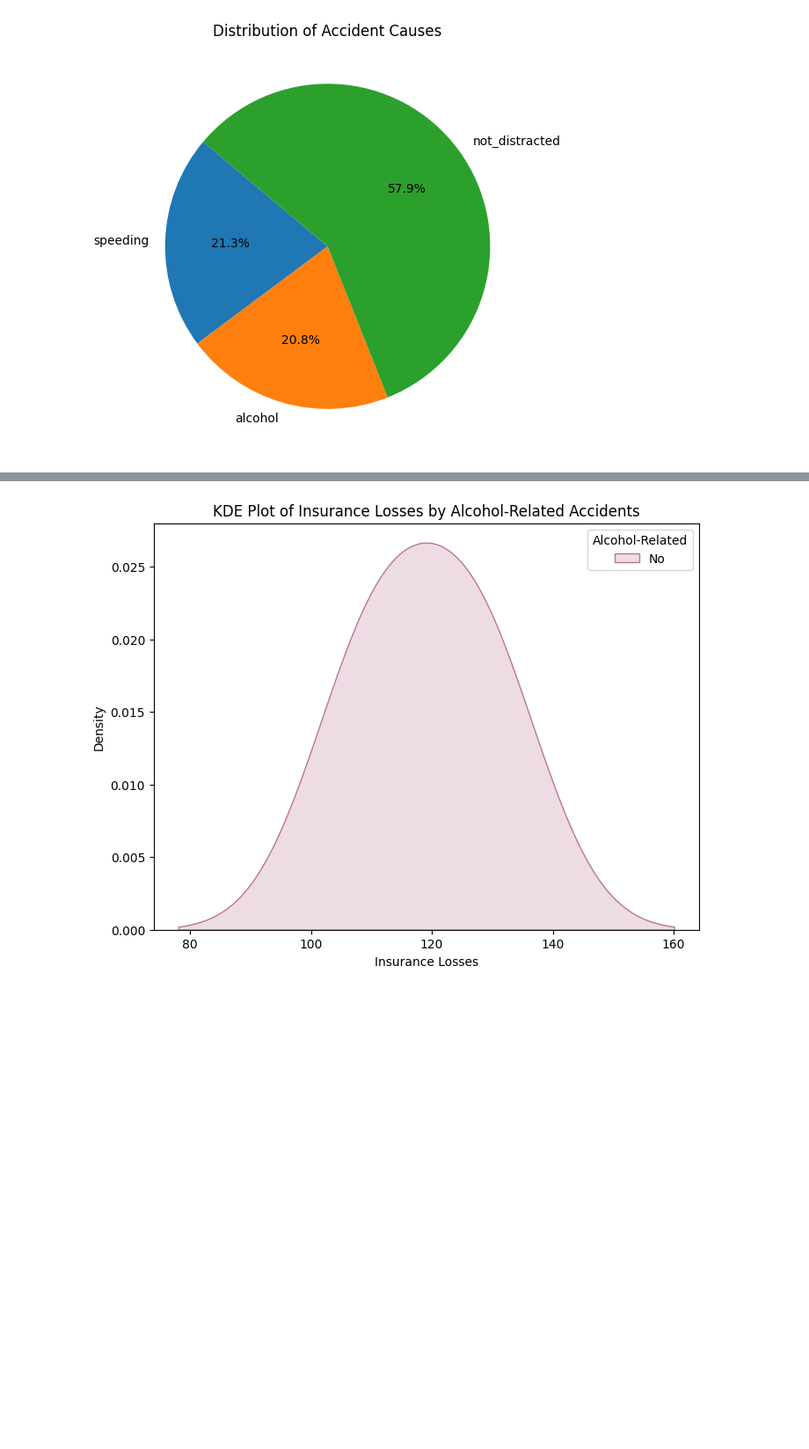
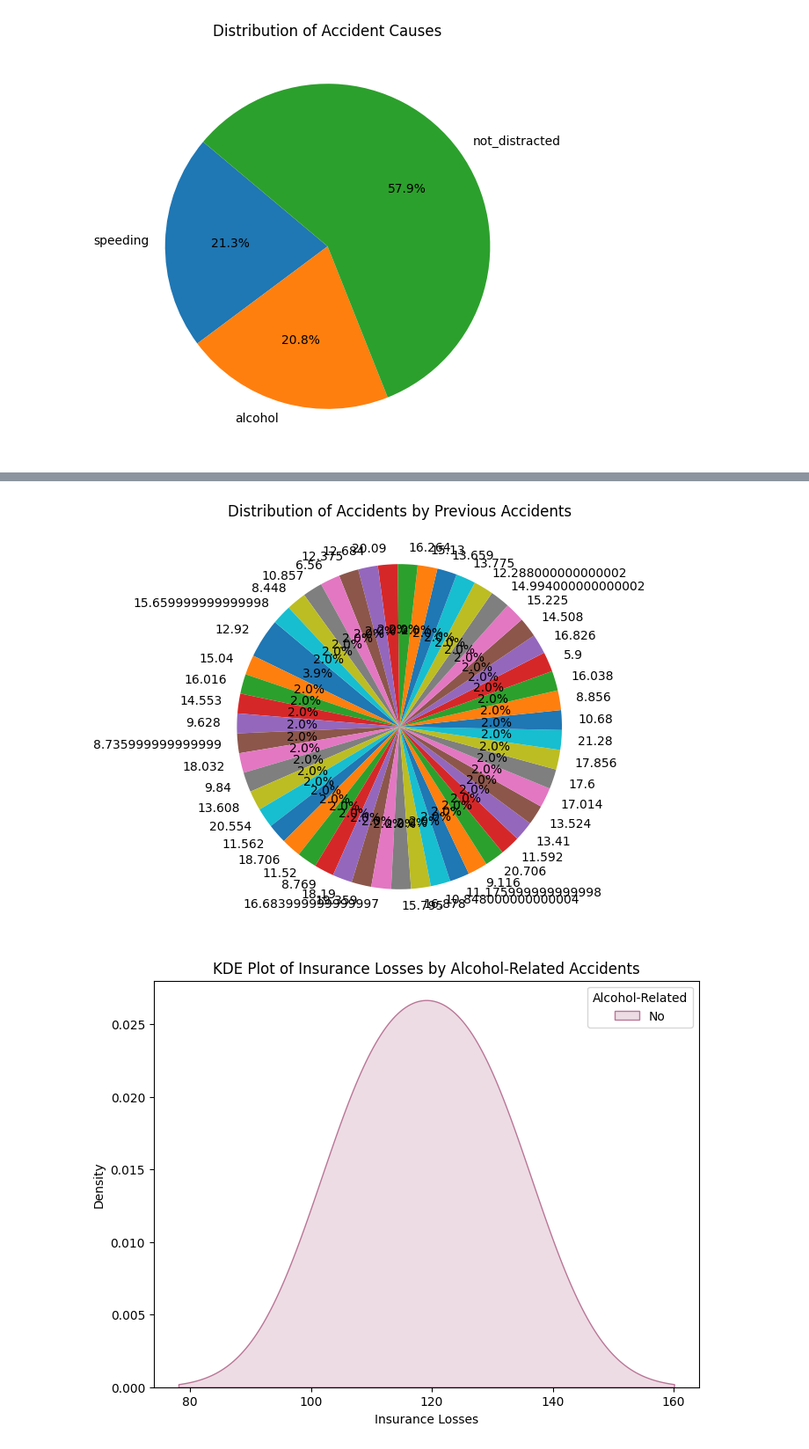
Before and after one commit to sai-sreekhar/SmartBridge_ML-DL, a Jupyter notebook: Data_Visualization_Car_Crashes_DataSet.ipynb, the cells around one changed output, grey strips where cells are left out. Shown at 88% size. Cells and saved outputs as stored; diff of their text form; code cells hidden in the pictures; blank space fills up the shorter version.

```diff
--- a/Data_Visualization_Car_Crashes_DataSet.ipynb
+++ b/Data_Visualization_Car_Crashes_DataSet.ipynb
@@ -606,3 +617,14 @@ plt.show()
+# %%
+# Calculate the counts of accidents with and without previous accidents
+previous_accidents_counts = df['no_previous'].value_counts()
+
+# Create a pie chart to show the distribution of accidents with and without previous accidents
+plt.figure(figsize=(6, 6))
+plt.pie(previous_accidents_counts, labels=previous_accidents_counts.index, autopct='%1.1f%%', startangle=140)
+plt.title("Distribution of Accidents by Previous Accidents")
+plt.show()
+# %% [output]
+[figure, added]
 # %%
 # Create a KDE plot of 'ins_losses' grouped by alcohol-related accidents
 # Inference: This KDE plot shows the distribution of insurance losses for cases with and without alcohol-related accidents.
```
Also changed, not shown: parts of 1 cell of this notebook.
